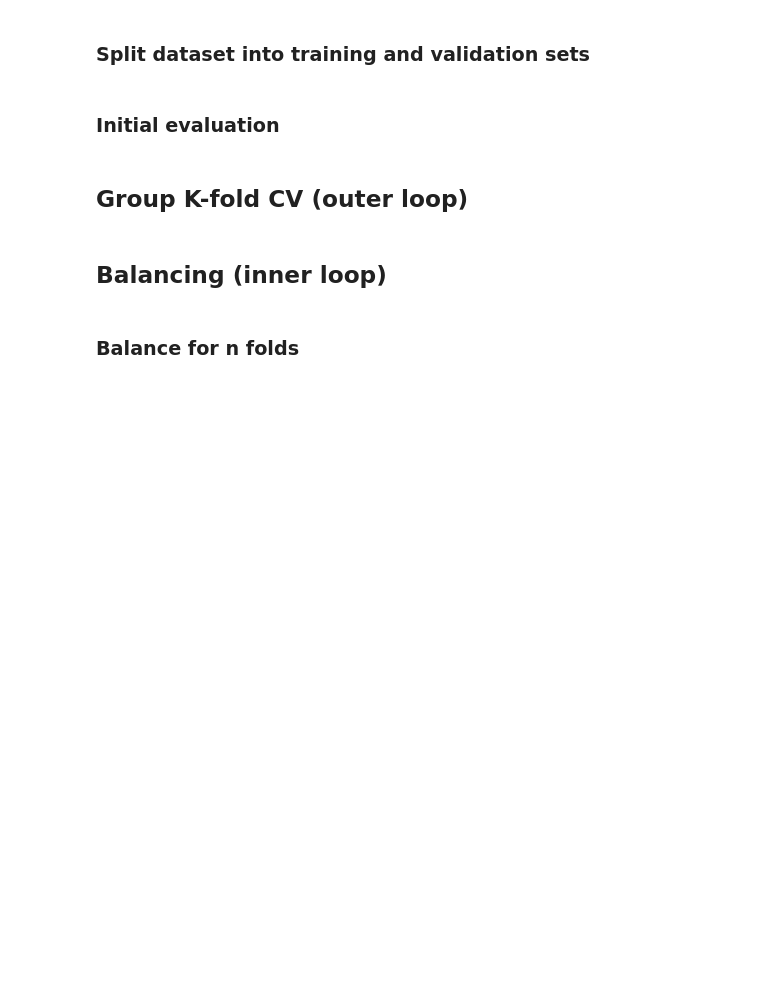
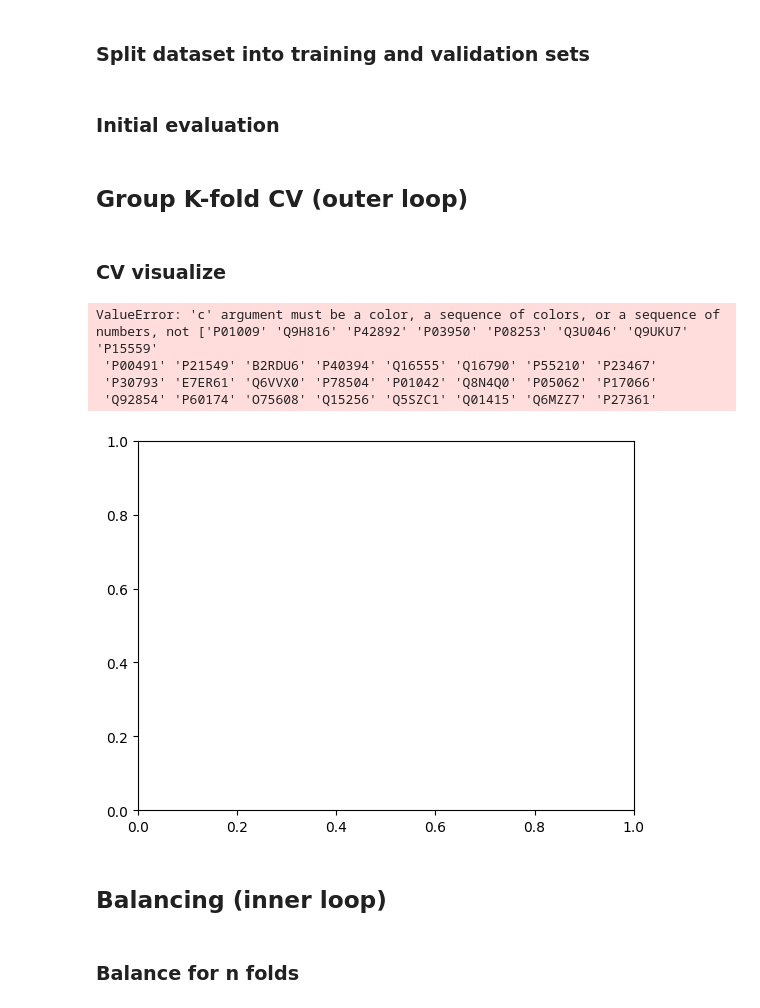
Before and after one commit to Shamin2512/SKL_E2, a Jupyter notebook: MutationClassification.ipynb, the cells around one changed output. Cells and saved outputs as stored; diff of their text form; code cells hidden in the pictures; blank space fills up the shorter version.

Commit message:
matplotlib for visualizing CV data

```diff
--- a/MutationClassification.ipynb
+++ b/MutationClassification.ipynb
@@ -138,6 +138,58 @@ def CV(Training_Set):
 
 
     return(IT_list, LT_list, IV_list, LV_list)
+# %% [markdown]
+### CV visualize
+# %%
+def viz(Training_Set):
+    rng = np.random.RandomState(1338)
+
+    n_points = len(Training_Set)
+
+    X = range(len(Training_Set))
+    y = np.stack(Training_Set['dataset_pd'])
+    groups = np.stack(set(Training_Set['AC Code']))
+
+    def visualize_groups(classes, groups):
+        # Visualize dataset groups
+        fig, ax = plt.subplots()
+        ax.scatter(
+            range(len(groups)),
+            [0.5] * len(groups),
+            c=groups,
+            marker="_",
+            lw=50,
+            cmap=cmap_data,
+        )
+        ax.scatter(
+            range(len(groups)),
+            [3.5] * len(groups),
+            c=classes,
+            marker="_",
+            lw=50,
+            cmap=cmap_data,
+        )
+        ax.set(
+            ylim=[-1, 5],
+            yticks=[0.5, 3.5],
+            yticklabels=["Data\ngroup", "Data\nclass"],
+            xlabel="Sample index",
+        )
+
+    visualize_groups(y, groups)
+# %%
+file = "AC_dataset.csv"
+
+Training_Set, Testing_Set          = Train_Test_Split(file)                                 #Create training and testing sets
+IT_list, LT_list, IV_list, LV_list = CV(Training_Set)
+
+viz(Training_Set)
+# %% [output]
+ValueError: 'c' argument must be a color, a sequence of colors, or a sequence of numbers, not ['P01009' 'Q9H816' 'P42892' 'P03950' 'P08253' 'Q3U046' 'Q9UKU7' 'P15559'
+ 'P00491' 'P21549' 'B2RDU6' 'P40394' 'Q16555' 'Q16790' 'P55210' 'P23467'
+ 'P30793' 'E7ER61' 'Q6VVX0' 'P78504' 'P01042' 'Q8N4Q0' 'P05062' 'P17066'
+ 'Q92854' 'P60174' 'O75608' 'Q15256' 'Q5SZC1' 'Q01415' 'Q6MZZ7' 'P27361'
+[figure, added]
 # %% [markdown]
 ## Balancing (inner loop)
 # %%
```
Also changed, not shown: parts of 4 cells of this notebook.
